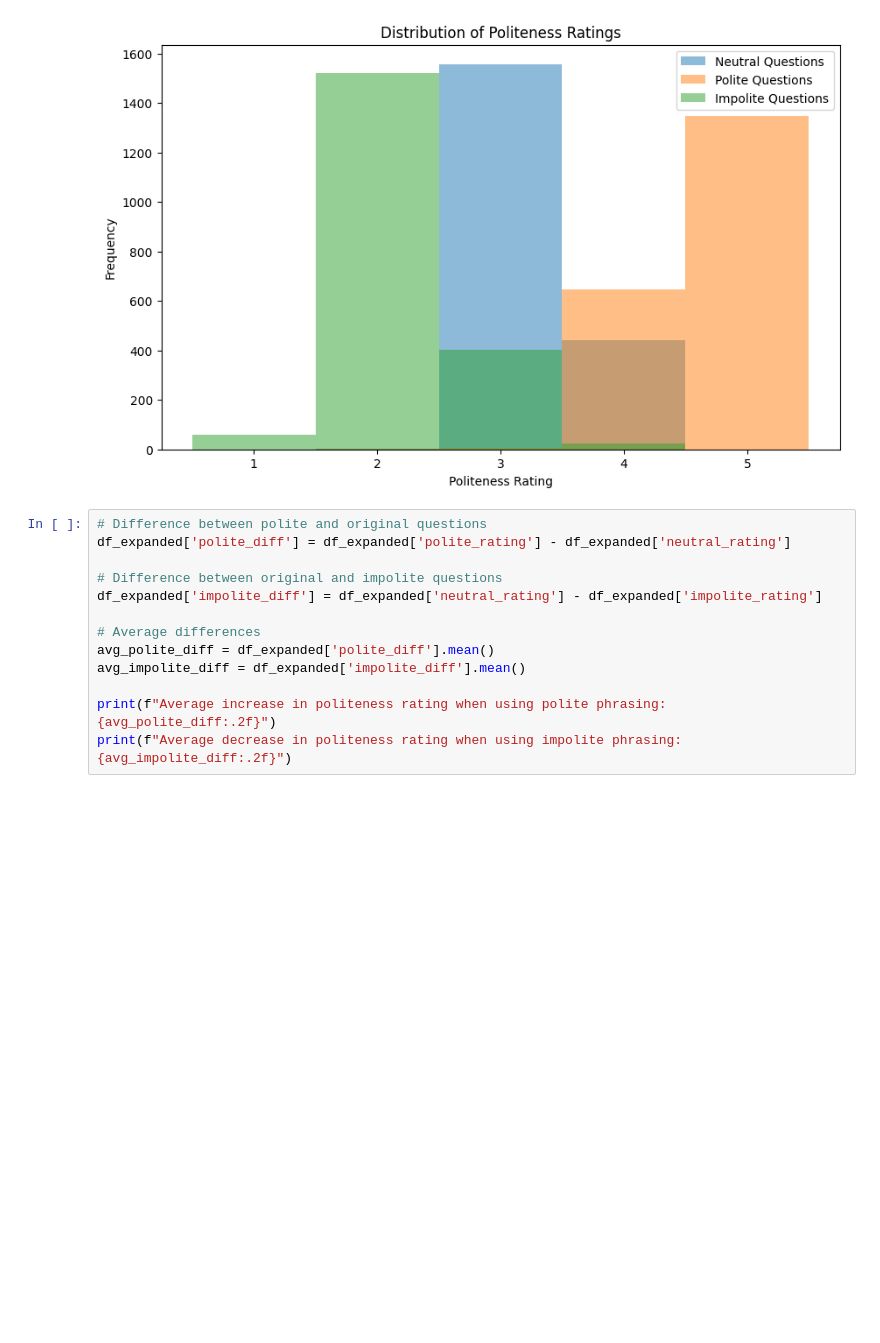
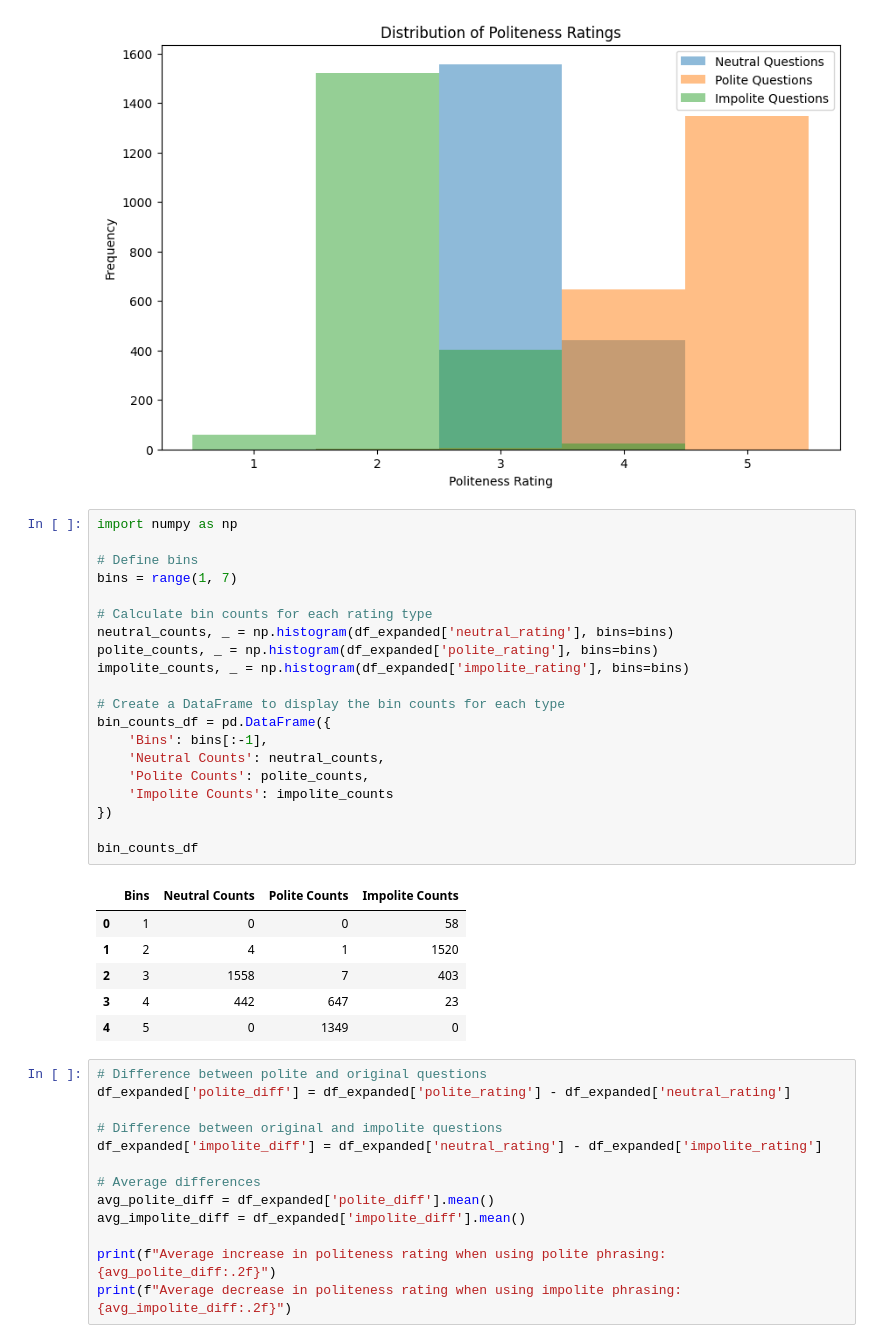
Before and after one commit to jbbernardin/LLM_Politeness, a Jupyter notebook: Politeness1to5.ipynb, the cells around one changed output. Saved outputs shown, nothing was run; the diff lists cells and outputs as text; blank space fills up the shorter version.

Commit message:
Added explicit bin counts

```diff
--- a/Politeness1to5.ipynb
+++ b/Politeness1to5.ipynb
@@ -244,6 +244,33 @@ plt.legend()
 plt.show()
 # %% [output]
 [figure]
+# %%
+import numpy as np
+
+# Define bins
+bins = range(1, 7)
+
+# Calculate bin counts for each rating type
+neutral_counts, _ = np.histogram(df_expanded['neutral_rating'], bins=bins)
+polite_counts, _ = np.histogram(df_expanded['polite_rating'], bins=bins)
+impolite_counts, _ = np.histogram(df_expanded['impolite_rating'], bins=bins)
+
+# Create a DataFrame to display the bin counts for each type
+bin_counts_df = pd.DataFrame({
+    'Bins': bins[:-1],
+    'Neutral Counts': neutral_counts,
+    'Polite Counts': polite_counts,
+    'Impolite Counts': impolite_counts
+})
+
+bin_counts_df
+# %% [output]
+|  | Bins | Neutral Counts | Polite Counts | Impolite Counts |
+| 0 | 1 | 0 | 0 | 58 |
+| 1 | 2 | 4 | 1 | 1520 |
+| 2 | 3 | 1558 | 7 | 403 |
+| 3 | 4 | 442 | 647 | 23 |
+| 4 | 5 | 0 | 1349 | 0 |
 # %%
 # Difference between polite and original questions
 df_expanded['polite_diff'] = df_expanded['polite_rating'] - df_expanded['neutral_rating']
```
